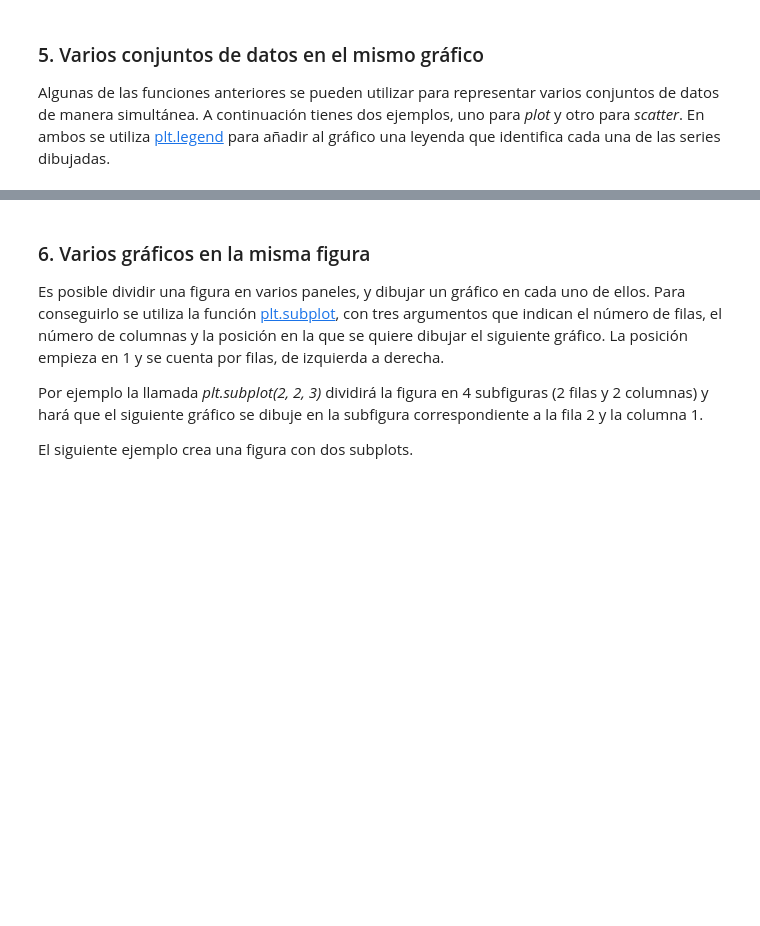
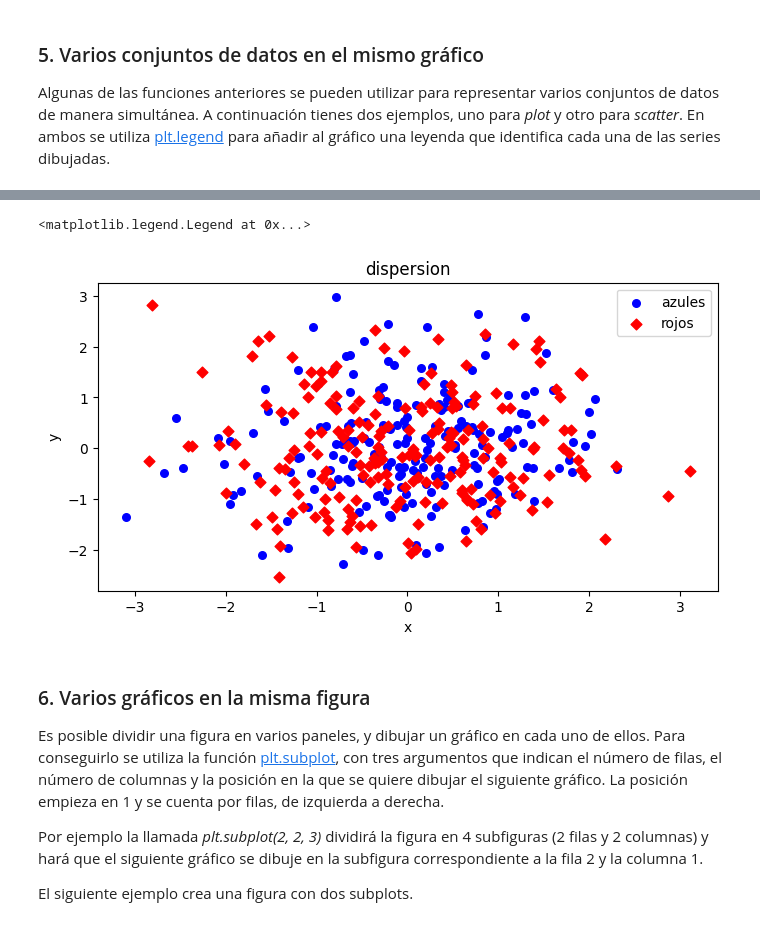
Before and after one commit to jairosann/Practicas-de-Python, a Jupyter notebook: Apuntes programación python/matplotlib.ipynb, the cells around one changed output, grey strips where cells are left out. Drawn from its saved outputs; the diff is of its cells as text; code cells hidden in the pictures; blank space fills up the shorter version.

```diff
--- a/Apuntes programación python/matplotlib.ipynb
+++ b/Apuntes programación python/matplotlib.ipynb
@@ -184,3 +199,21 @@ x = np.arange(0, 2*np.pi, 0.01)
+# %%
+# Datos
+x0 = np.random.randn(200)
+x1 = np.random.randn(200)
+y0 = np.random.randn(200)
+y1 = np.random.randn(200)
+
+# Grafico
+plt.figure(figsize=(8, 4))
+plt.scatter(x0, x1, c='blue', s=30, marker='o')
+plt.scatter(y0, y1, c='red', s=30, marker='D')
+plt.title('dispersion')
+plt.xlabel('x')
+plt.ylabel('y')
+plt.legend(['azules', 'rojos'])
+# %% [output]
+<matplotlib.legend.Legend at 0x...>
+[figure, added]
 # %% [markdown]
 ### 6. Varios gráficos en la misma figura
 
```
Also changed, not shown: parts of 14 cells of this notebook, 3 other files.
